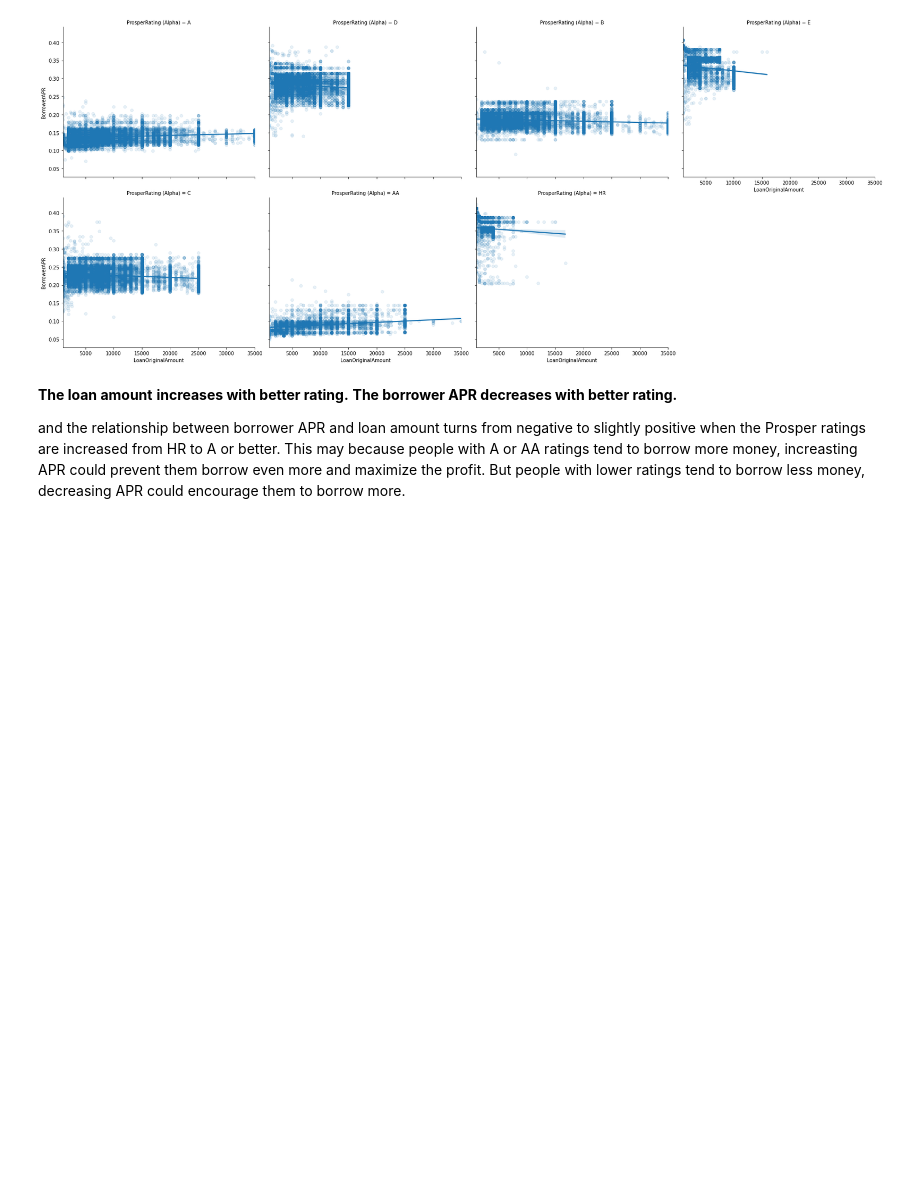
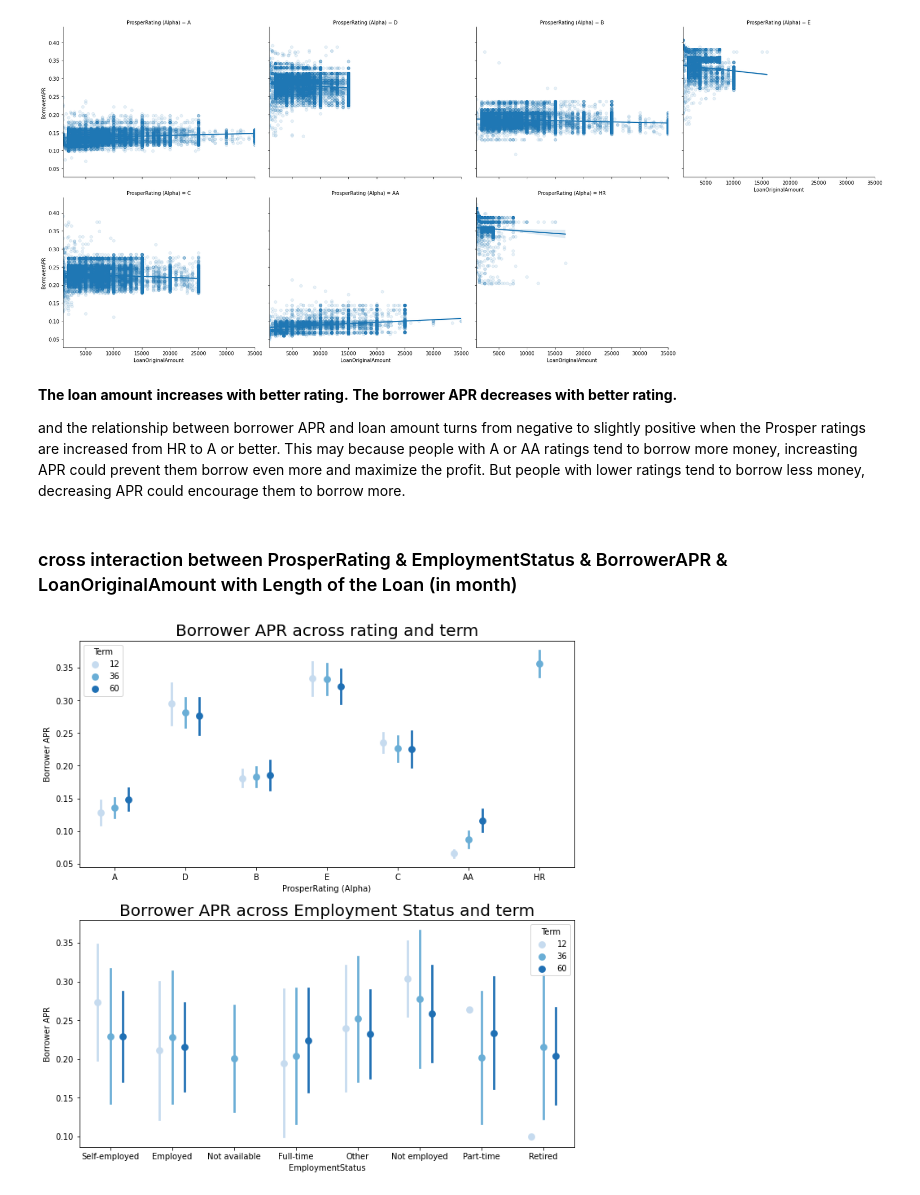
Before and after one commit to Ibn-mohey/Udacity-Advanced-Data-Analysis-Nanodegree-Program, a Jupyter notebook: project Communicate Data Findings/01.final project by_ibn Mohey.ipynb, the cells around one changed output. Saved outputs shown, nothing was run; the diff lists cells and outputs as text; code cells hidden in the pictures; blank space fills up the shorter version.

```diff
--- a/project Communicate Data Findings/01.final project by_ibn Mohey.ipynb
+++ b/project Communicate Data Findings/01.final project by_ibn Mohey.ipynb
@@ -1053,3 +1056,23 @@ g.add_legend();
 and the relationship between borrower APR and loan amount turns from negative to slightly positive when the Prosper ratings are increased from HR to A or better.
 This may because people with A or AA ratings tend to borrow more money, increasting APR could prevent them borrow even more and maximize the profit.
 But people with lower ratings tend to borrow less money, decreasing APR could encourage them to borrow more.
+# %% [markdown]
+### cross interaction between ProsperRating & EmploymentStatus & BorrowerAPR & LoanOriginalAmount  with Length of the Loan (in month)
+# %%
+fig = plt.figure(figsize = [10,10])
+plt.subplot(2, 1, 1)
+ax = sb.pointplot(data = features_df, x = 'ProsperRating (Alpha)', y = 'BorrowerAPR', hue = 'Term',
+           palette = 'Blues', linestyles = '', dodge = 0.4, ci='sd')
+plt.title('Borrower APR across rating and term', size = 20)
+plt.ylabel('Borrower APR')
+ax.set_yticklabels([],minor = True);
+
+ax = plt.subplot(2, 1, 2)
+plt.tight_layout(pad=3)
+ax = sb.pointplot(data = features_df, x = 'EmploymentStatus', y = 'BorrowerAPR', hue = 'Term',
+           palette = 'Blues', linestyles = '', dodge = 0.4, ci='sd')
+plt.title('Borrower APR across Employment Status and term', size = 20)
+plt.ylabel('Borrower APR')
+ax.set_yticklabels([],minor = True);
+# %% [output]
+[figure, added]
```
Also changed, not shown: parts of 5 cells of this notebook, 6 other files.
